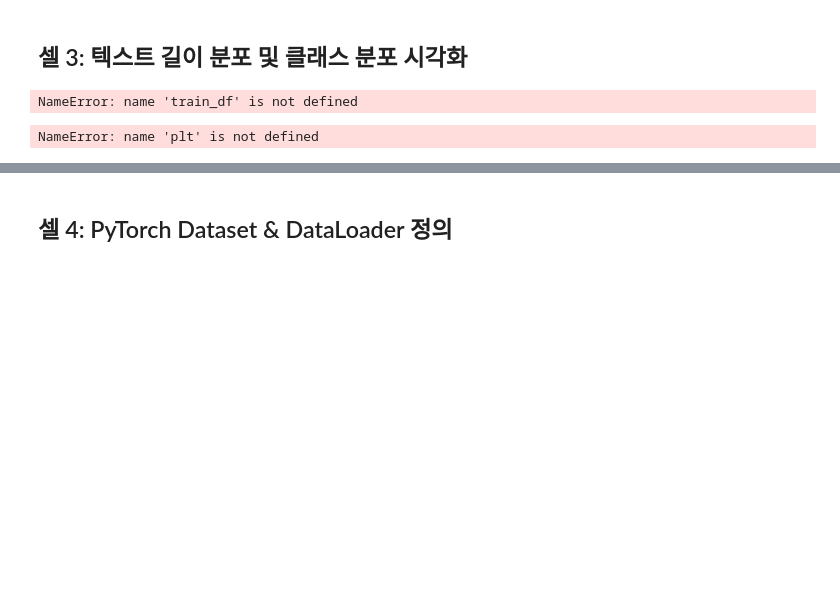
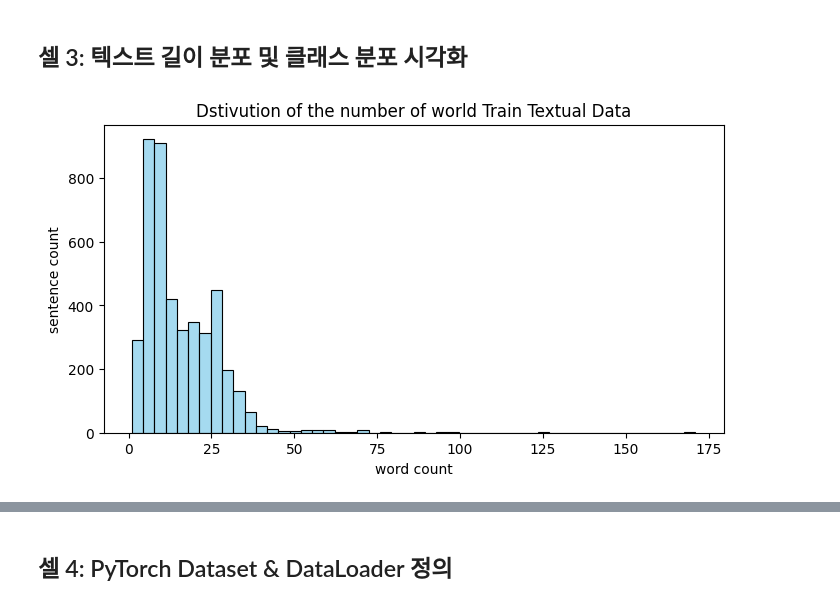
Before and after one commit to evryhungry/sms-spam-detection-classifier, a Jupyter notebook: notebooks/data_exploration.ipynb, the cells around one changed output, grey strips where cells are left out. Saved outputs shown, nothing was run; the diff lists cells and outputs as text; code cells hidden in the pictures; blank space fills up the shorter version.

Commit message:
bug: fix the data load path

```diff
--- a/notebooks/data_exploration.ipynb
+++ b/notebooks/data_exploration.ipynb
@@ -39,7 +40,8 @@ from torch.utils.data import DataLoader, Dataset
 from torch.optim import AdamW
 from tqdm.auto import tqdm
 # %%
-PROJECT_ROOT = os.getcwd()  # 노트북을 프로젝트 루트에서 실행한다고 가정
+os.chdir(os.path.abspath(".."))
+PROJECT_ROOT = Path.cwd()  # 노트북을 프로젝트 루트에서 실행한다고 가정
 DATA_DIR = os.path.join(PROJECT_ROOT, "data", "processed")
 CHECKPOINT_DIR = os.path.join(PROJECT_ROOT, "checkpoints")
 
@@ -48,7 +50,7 @@ VALID_CSV = os.path.join(DATA_DIR, "valid.csv")
 TEST_CSV  = os.path.join(DATA_DIR, "test.csv")
 
 # 모델 파일 이름 (가장 성능이 좋은 체크포인트)
-BEST_MODEL_FILE = os.path.join(CHECKPOINT_DIR, "best_model_epoch3.pt")
+BEST_MODEL_FILE = os.path.join(CHECKPOINT_DIR, "best_model_epoch1.pt")
 
 # 디바이스 설정 (가능하면 GPU, 아니면 CPU)
 device = torch.device("cuda" if torch.cuda.is_available() else "cpu")
@@ -79,17 +101,15 @@ print(test_df['label'].value_counts())
 # %%
 for df, name in [(train_df, "Train"), (valid_df, "Valid"), (test_df, "Test")]:
     df['text_length'] = df['text'].apply(lambda x: len(str(x).split()))
-# %% [output]
-NameError: name 'train_df' is not defined
 # %%
 plt.figure(figsize=(8,4))
 sns.histplot(train_df['text_length'], bins=50, kde=False, color="skyblue")
-plt.title("Train 데이터 텍스트 단어 수 분포")
-plt.xlabel("단어 수")
-plt.ylabel("문장 개수")
+plt.title("Dstivution of the number of world Train Textual Data")
+plt.xlabel("word count")
+plt.ylabel("sentence count")
 plt.show()
 # %% [output]
-NameError: name 'plt' is not defined
+[figure, added]
 # %%
 # 2) Test 클래스 분포 (ham/spam 비율)
 plt.figure(figsize=(6,4))
```
Also changed, not shown: parts of 10 cells of this notebook.
